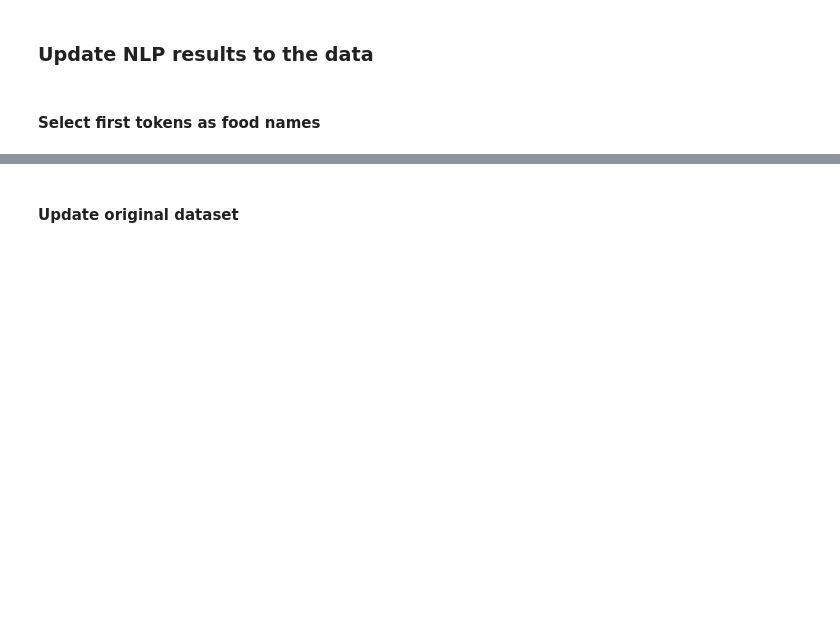
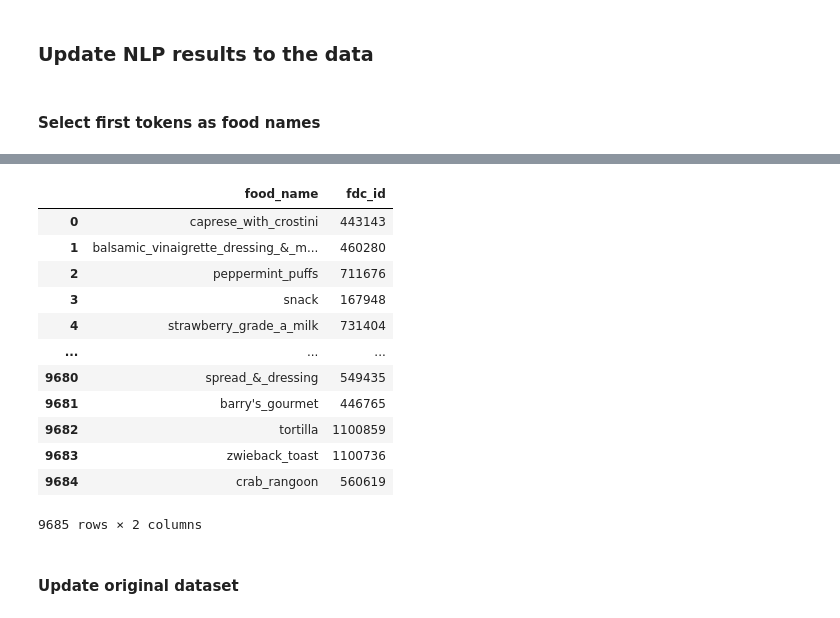
Before and after one commit to Naomi3024/DATS-6501_Capstone, a Jupyter notebook: Codes/nlpdata.ipynb, the cells around one changed output, grey strips where cells are left out. Cells and saved outputs as stored; diff of their text form; code cells hidden in the pictures; blank space fills up the shorter version.

```diff
--- a/Codes/nlpdata.ipynb
+++ b/Codes/nlpdata.ipynb
@@ -258,7 +293,7 @@ KeyboardInterrupt:
 ### Tokenize food names
 # %%
 # Convert into a dataframe filled with lower cased form lists
-food_dataframe = pd.DataFrame(columns = ['food_tokens'])
+foodnutrient_dataframe = pd.DataFrame(columns = ['food_tokens'])
 delimiter = ','
 for food in food_nutrient['description']:
     food_name = food.partition(',')[0]       #Split food descriptions by commas
@@ -268,12 +303,12 @@ for food in food_nutrient['description']:
     if num_words == 1:
         food = delimiter.join(food)
         food_token = food_tokenize(food)
-        food_dataframe = food_dataframe.append({'food_tokens': food_token}, ignore_index = True)
+        foodnutrient_dataframe = foodnutrient_dataframe.append({'food_tokens': food_token}, ignore_index = True)
     else:
         multifood_token = multiword_tokenize(food, num_words)
-        food_dataframe = food_dataframe.append({'food_tokens': multifood_token}, ignore_index = True)
+        foodnutrient_dataframe = foodnutrient_dataframe.append({'food_tokens': multifood_token}, ignore_index = True)
 # %%
 # Display the result of food tokens
-for food in food2dataframe['food_tokens']:
+for food in foodnutrient_dataframe['food_tokens']:
 
     print(food)
@@ -284,11 +339,13 @@ print(f'Total number of Observations: {len(food_dataframe.index)}')
 # %% [markdown]
 #### Select first tokens as food names
 # %%
-processed_des = pd.DataFrame(columns = ['food_name'])
-for food in food_dataframe['food_tokens']:
+processed_des_nutrient = pd.DataFrame(columns = ['food_name'])
+for food in foodnutrient_dataframe['food_tokens']:
     processed_food = food[0]
-    processed_des = processed_des.append({'food_name': processed_food}, ignore_index = True)
+    processed_des_nutrient = processed_des_nutrient.append({'food_name': processed_food}, ignore_index = True)
 # %%
-for food in processed_des['food_name']:
+fdc_list = food_nutrient['fdc_id'].tolist()
+processed_des_nutrient['fdc_id'] = fdc_list
+for food in processed_des_nutrient['food_name']:
 
     print(food)
@@ -295,2 +395,18 @@ for food in processed_des['food_name']:
+# %%
+processed_des_nutrient.astype(str)
+# %% [output]
+|  | food_name | fdc_id |
+| 0 | caprese_with_crostini | 443143 |
+| 1 | balsamic_vinaigrette_dressing_&_m... | 460280 |
+| 2 | peppermint_puffs | 711676 |
+| 3 | snack | 167948 |
+| 4 | strawberry_grade_a_milk | 731404 |
+| ... | ... | ... |
+| 9680 | spread_&_dressing | 549435 |
+| 9681 | barry's_gourmet | 446765 |
+| 9682 | tortilla | 1100859 |
+| 9683 | zwieback_toast | 1100736 |
+| 9684 | crab_rangoon | 560619 |
+9685 rows × 2 columns
 # %% [markdown]
 #### Update original dataset
```
Also changed, not shown: parts of 22 cells of this notebook, 1 other file.
